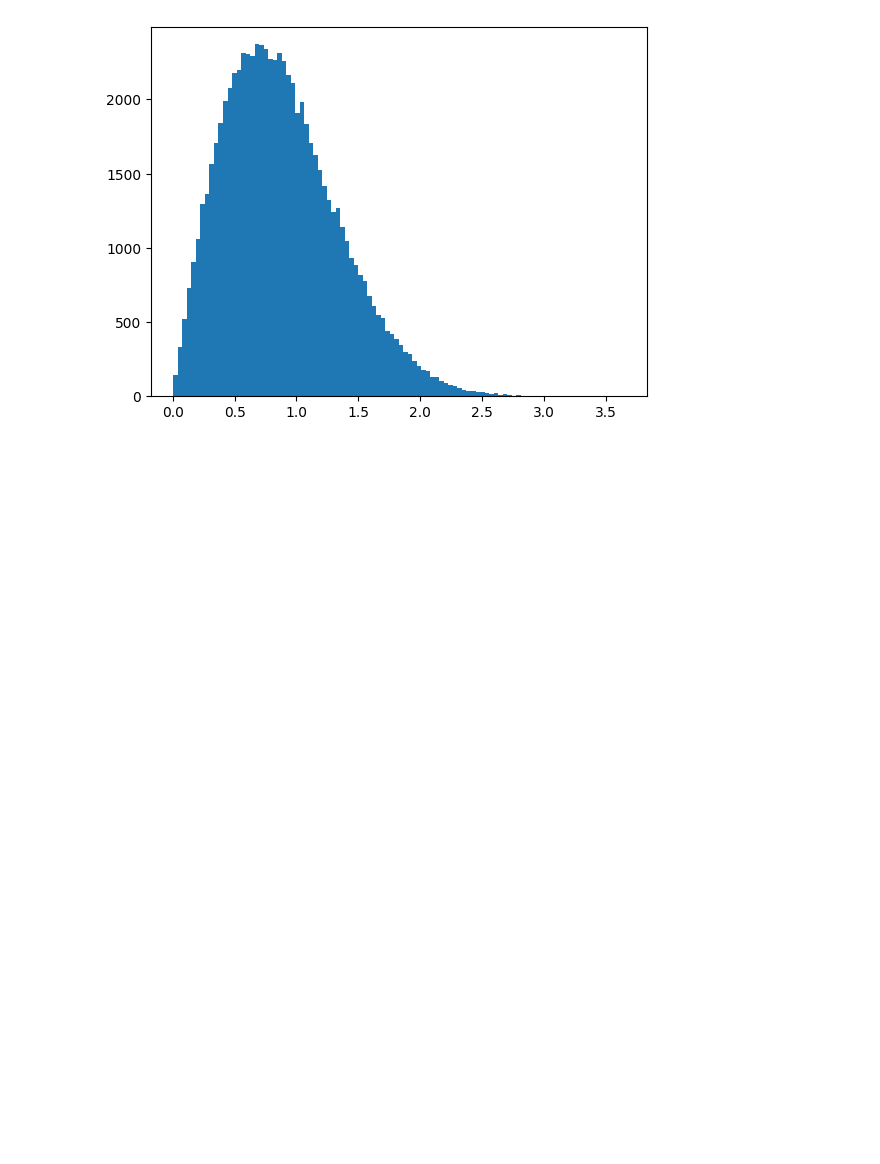
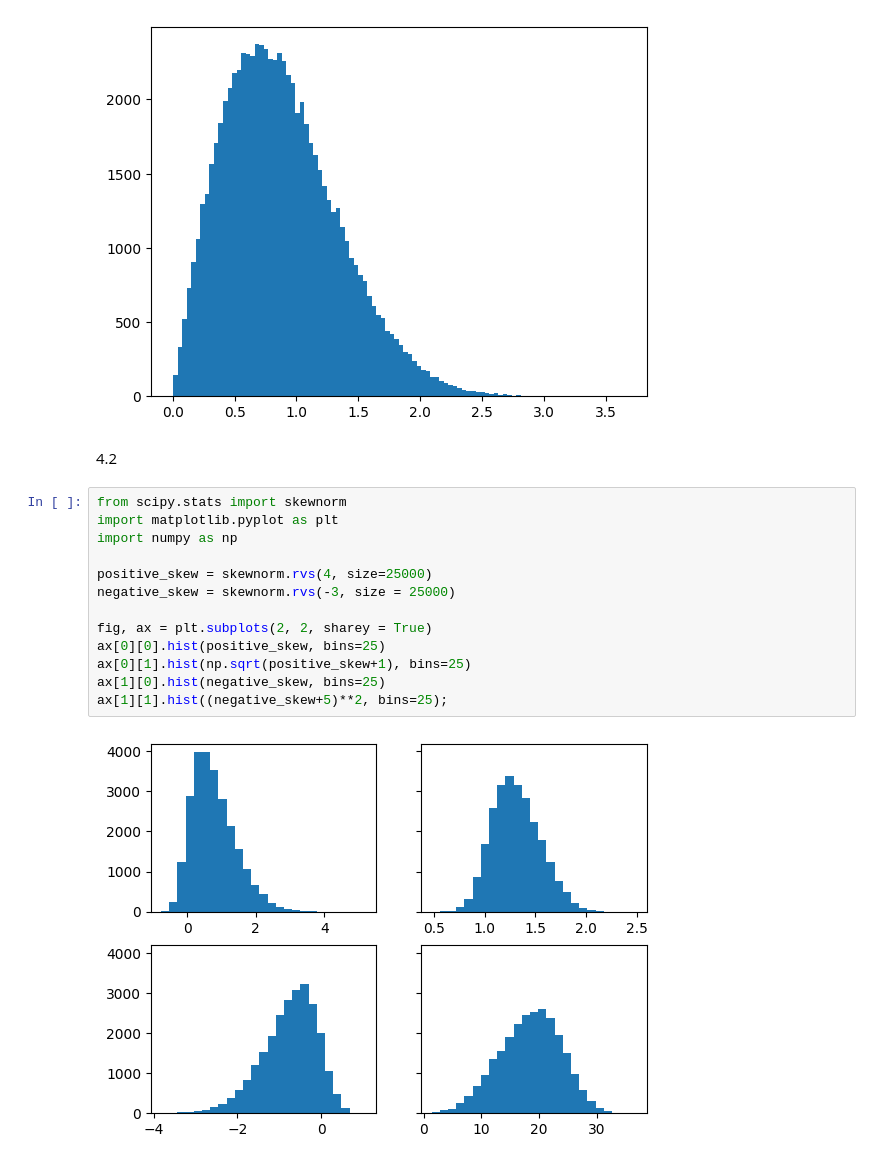
Before and after one commit to oliveiraphm/effective-data-analysis, a Jupyter notebook: src/ch04.ipynb, the cells around one changed output. Drawn from its saved outputs; the diff is of its cells as text; blank space fills up the shorter version.

```diff
--- a/src/ch04.ipynb
+++ b/src/ch04.ipynb
@@ -52,3 +52,20 @@ plt.hist(dist, bins = 100)
         3.65033983]),
  <BarContainer object of 100 artists>)
 [figure]
+# %% [markdown]
+4.2
+# %%
+from scipy.stats import skewnorm
+import matplotlib.pyplot as plt
+import numpy as np
+
+positive_skew = skewnorm.rvs(4, size=25000)
+negative_skew = skewnorm.rvs(-3, size = 25000)
+
+fig, ax = plt.subplots(2, 2, sharey = True)
+ax[0][0].hist(positive_skew, bins=25)
+ax[0][1].hist(np.sqrt(positive_skew+1), bins=25)
+ax[1][0].hist(negative_skew, bins=25)
+ax[1][1].hist((negative_skew+5)**2, bins=25);
+# %% [output]
+[figure, added]
```
